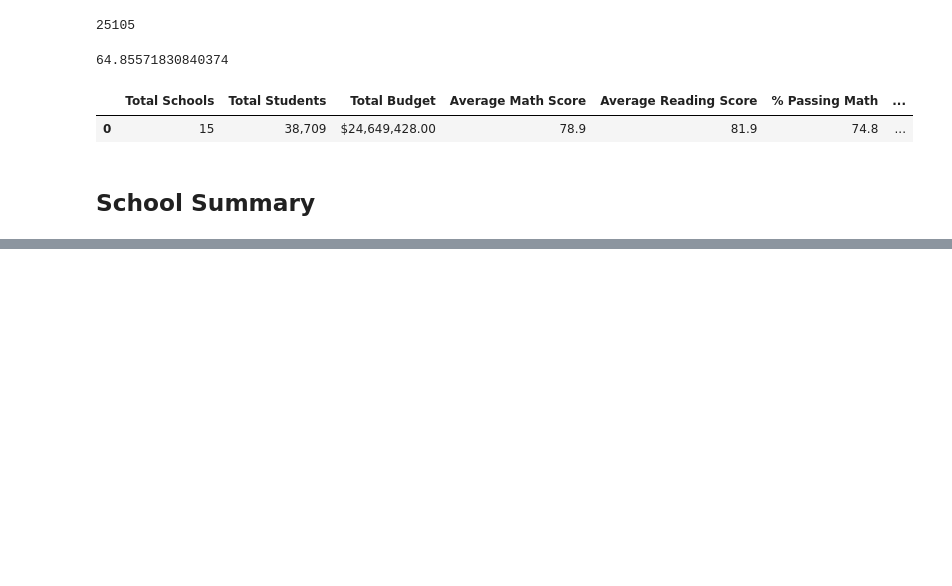
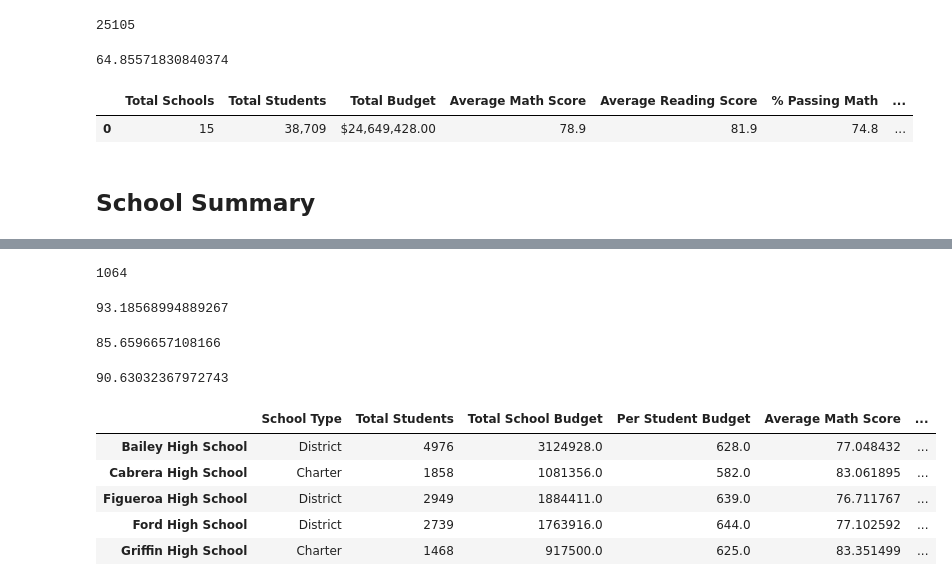
Before and after one commit to DMZellmer/School_District_Analysis, a Jupyter notebook: PyCitySchools_Challenge_testing.ipynb, the cells around one changed output, grey strips where cells are left out. Saved outputs shown, nothing was run; the diff lists cells and outputs as text; code cells hidden in the pictures; blank space fills up the shorter version.

```diff
--- a/PyCitySchools_Challenge_testing.ipynb
+++ b/PyCitySchools_Challenge_testing.ipynb
@@ -326,0 +319,38 @@ passing_reading_percentage = passing_reading_THS_count / (upper_THS_students) *
+# %%
+THS_passing_math_reading = student_data_df[(student_data_df["school_name"] == "Thomas High School") & (student_data_df["reading_score"] >=70)
+                                               & (student_data_df["school_name"] == "Thomas High School") & (student_data_df["math_score"] >=70)]
+
+THS_passing_math_reading_count = THS_passing_math_reading["Student ID"].count()
+THS_passing_math_reading_count
+# %% [output]
+1064
+# %%
+# Step 9. Calculate the percentage of 10th-12th grade students passing math from Thomas High School.
+passing_THS_math_percentage = passing_math_THS_count / (upper_THS_students_count) * 100
+# %%
+passing_THS_math_percentage
+# %% [output]
+93.18568994889267
+# %%
+# Step 10. Calculate the percentage of 10th-12th grade students passing reading from Thomas High School.
+THS_passing_reading_percentage = passing_reading_THS_count / (upper_THS_students_count) * 100
+passing_reading_percentage
+# %% [output]
+85.6596657108166
+# %%
+# Step 11. Calculate the overall passing percentage of 10th-12th grade from Thomas High School.
+THS_overall_passing_percentage = THS_passing_math_reading_count / upper_THS_students_count * 100
+THS_overall_passing_percentage
+# %% [output]
+90.63032367972743
+# %%
+# Step 12. Replace the passing math percent for Thomas High School in the per_school_summary_df.
+per_school_summary_df.loc[(["Thomas High School"]),"% Passing Math"] = passing_THS_math_percentage
+per_school_summary_df.head(5)
+# %% [output]
+|  | School Type | Total Students | Total School Budget | Per Student Budget | Average Math Score | ... |
+| Bailey High School | District | 4976 | 3124928.0 | 628.0 | 77.048432 | ... |
+| Cabrera High School | Charter | 1858 | 1081356.0 | 582.0 | 83.061895 | ... |
+| Figueroa High School | District | 2949 | 1884411.0 | 639.0 | 76.711767 | ... |
+| Ford High School | District | 2739 | 1763916.0 | 644.0 | 77.102592 | ... |
+| Griffin High School | Charter | 1468 | 917500.0 | 625.0 | 83.351499 | ... |
```
Also changed, not shown: parts of 31 cells of this notebook.
